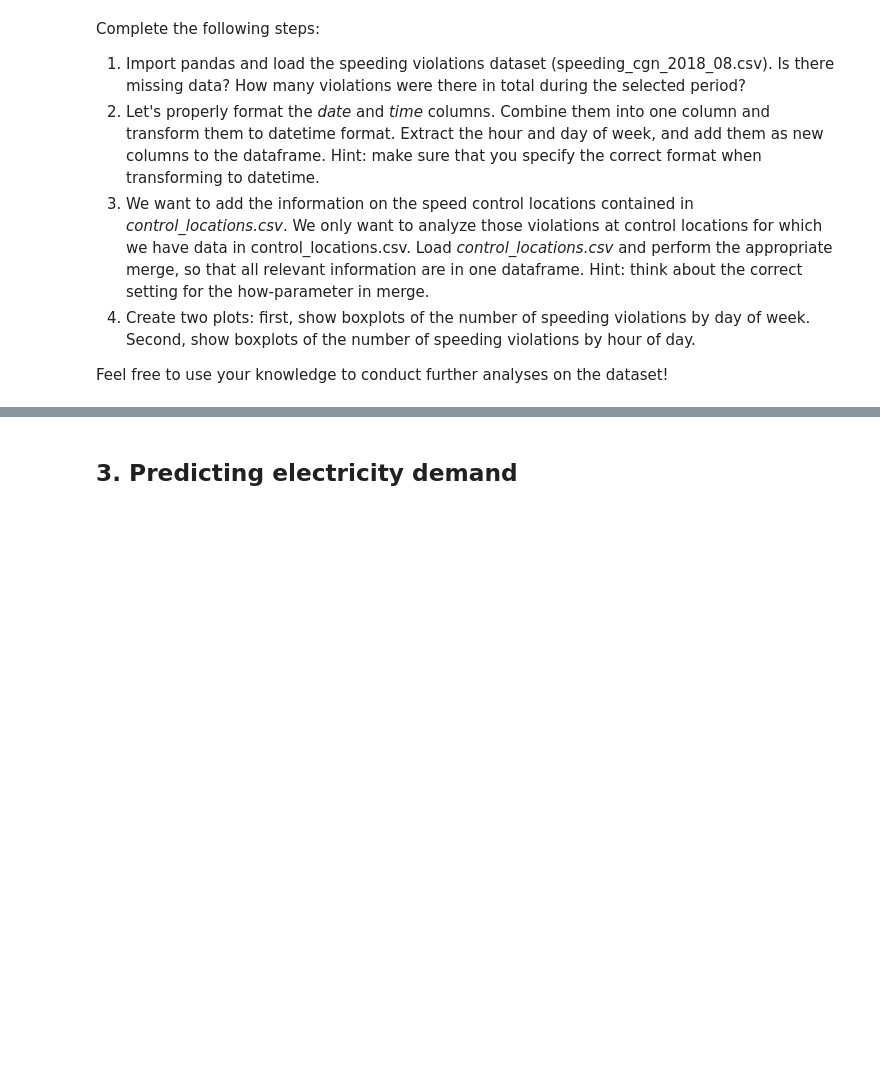
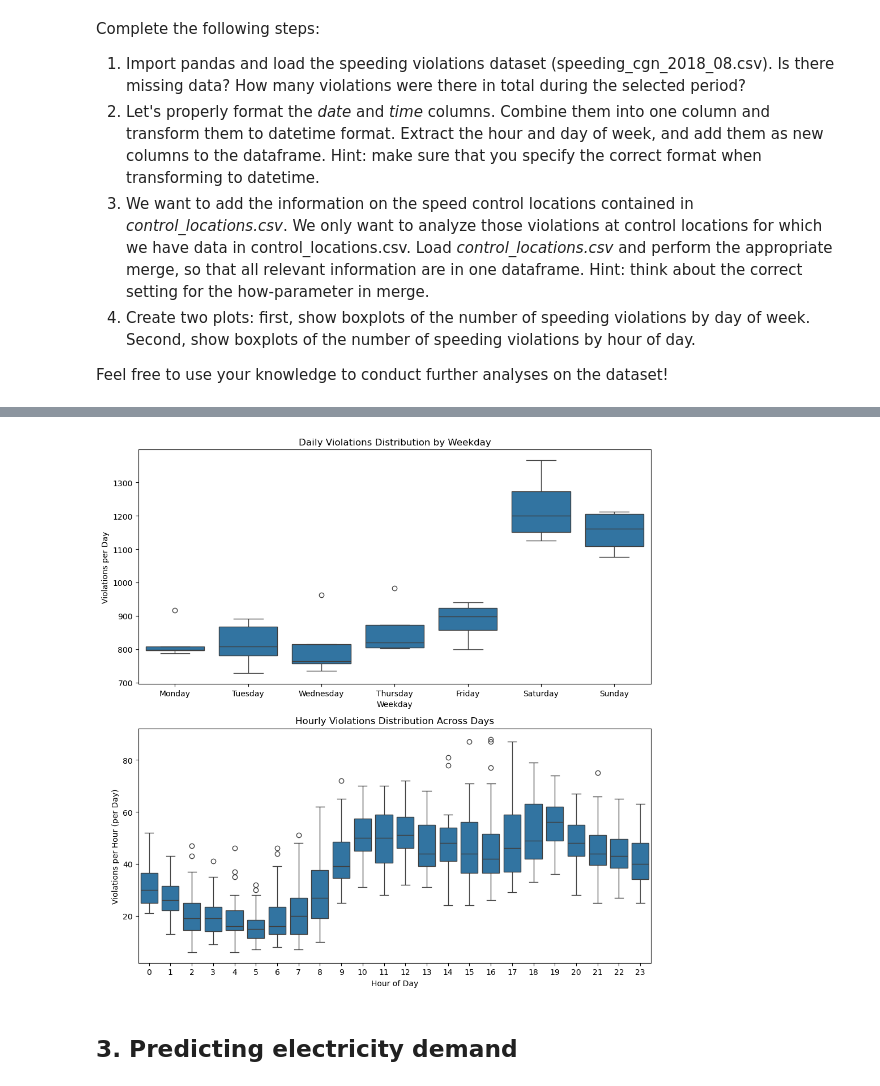
Before and after one commit to kbui-03/DSML_2025, a Jupyter notebook: 02_Workshops/WS_07_Regression_1/DSML_WS_07_pre.ipynb, the cells around one changed output, grey strips where cells are left out. Cells and saved outputs as stored; diff of their text form; code cells hidden in the pictures; blank space fills up the shorter version.

```diff
--- a/02_Workshops/WS_07_Regression_1/DSML_WS_07_pre.ipynb
+++ b/02_Workshops/WS_07_Regression_1/DSML_WS_07_pre.ipynb
@@ -131,0 +138,5 @@ plt.show()
+# %%
+# Task3:
+loc = pd.read_csv("control_locations.csv")
+speed = speed.merge(loc, how="inner")
+speed.head()
@@ -132,3 +167,47 @@ plt.show()
+# %%
+# Task4:
+daily = (
+    speed
+    .assign(date=speed["date_time"].dt.date)
+    .groupby("date").size()
+    .reset_index(name="count")
+)
+daily["weekday"] = pd.to_datetime(daily["date"]).dt.day_name()
+
+hourly = (
+    speed
+    .assign(hour=speed["date_time"].dt.hour,
+            date=speed["date_time"].dt.date)
+    .groupby(["hour","date"])
+    .size()
+    .reset_index(name="count")
+)
+
+fig,( ,ax2) = plt.subplots(2,1,figsize=(10,10))
+sns.boxplot(
+    data=daily,
+    x="weekday",
+    y="count",
+    ax=ax1
+)
+ax1.set_title("Daily Violations Distribution by Weekday")
+ax1.set_xlabel("Weekday")
+ax1.set_ylabel("Violations per Day")
+
+sns.boxplot(
+    data=hourly,
+    x="hour",
+    y="count",
+    ax=ax2
+)
+ax2.set_title("Hourly Violations Distribution Across Days")
+ax2.set_xlabel("Hour of Day")
+ax2.set_ylabel("Violations per Hour (per Day)")
+
+plt.tight_layout()
+plt.show()
+# %% [output]
+[figure, added]
 # %% [markdown]
 ## 3. Predicting electricity demand
 # %% [markdown]
```
Also changed, not shown: parts of 5 cells of this notebook.
